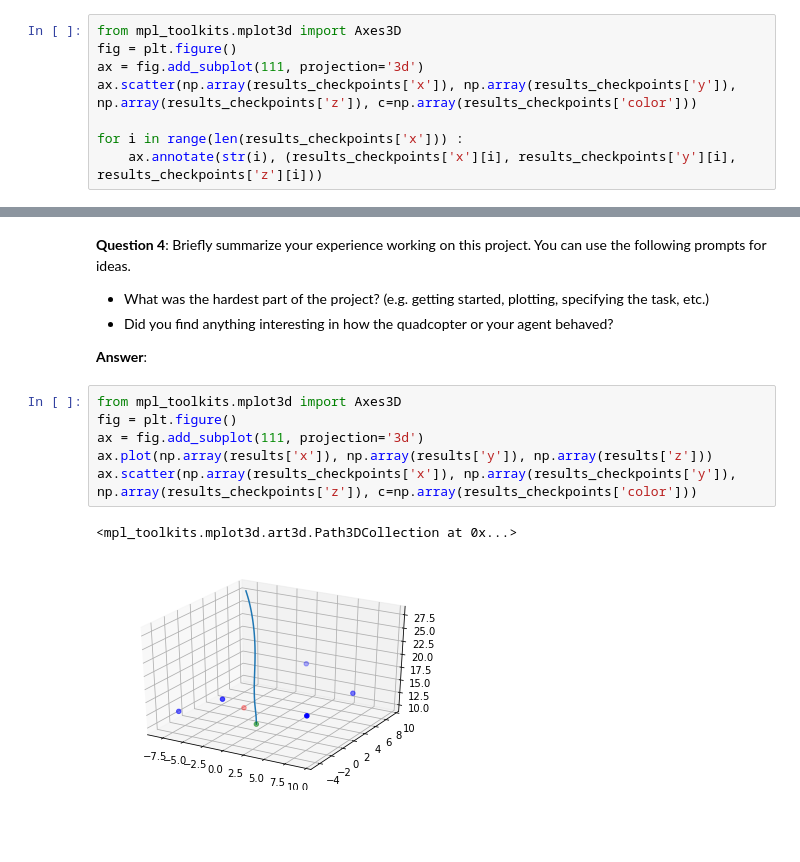
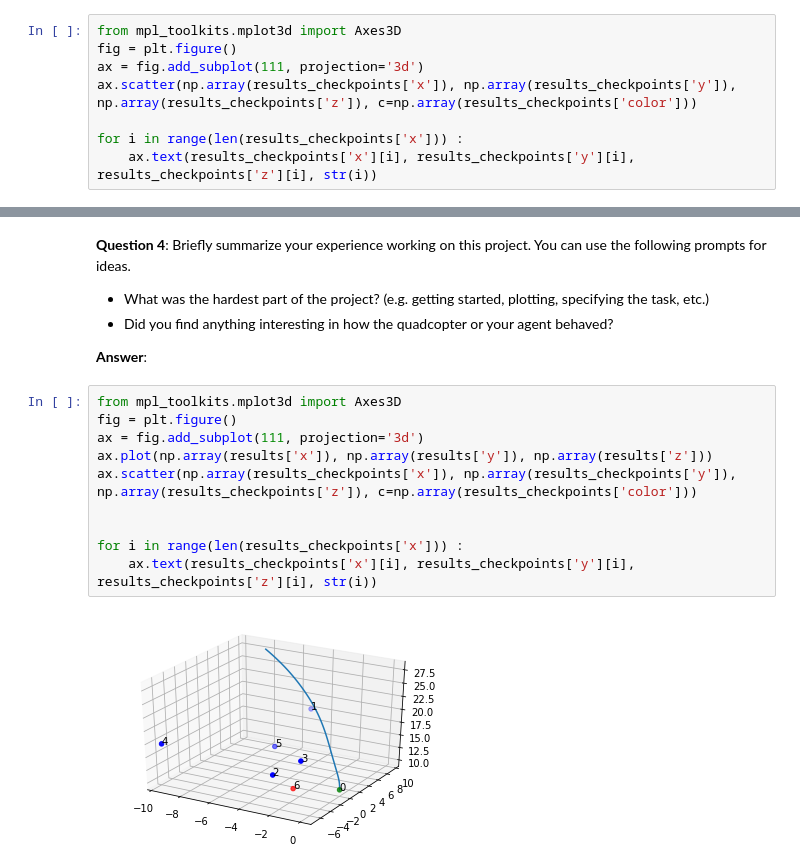
Before and after one commit to danielblignaut/ddpg-teach-a-quadcopter-to-fly, a Jupyter notebook: Quadcopter_Project.ipynb, the cells around one changed output, grey strips where cells are left out. Drawn from its saved outputs; the diff is of its cells as text; blank space fills up the shorter version.

```diff
--- a/Quadcopter_Project.ipynb
+++ b/Quadcopter_Project.ipynb
@@ -292,5 +292,5 @@ ax = fig.add_subplot(111, projection='3d')
 ax.scatter(np.array(results_checkpoints['x']), np.array(results_checkpoints['y']), np.array(results_checkpoints['z']), c=np.array(results_checkpoints['color']))
 
 for i in range(len(results_checkpoints['x'])) :
-    ax.annotate(str(i), (results_checkpoints['x'][i], results_checkpoints['y'][i], results_checkpoints['z'][i]))
+    ax.text(results_checkpoints['x'][i], results_checkpoints['y'][i], results_checkpoints['z'][i], str(i))
 # %% [output]
@@ -336,9 +335,12 @@ Once you are satisfied with your performance, plot the episode rewards, either f
 # %%
 from mpl_toolkits.mplot3d import Axes3D
 fig = plt.figure()
 ax = fig.add_subplot(111, projection='3d')
 ax.plot(np.array(results['x']), np.array(results['y']), np.array(results['z']))
 ax.scatter(np.array(results_checkpoints['x']), np.array(results_checkpoints['y']), np.array(results_checkpoints['z']), c=np.array(results_checkpoints['color']))
+
+
+for i in range(len(results_checkpoints['x'])) :
+    ax.text(results_checkpoints['x'][i], results_checkpoints['y'][i], results_checkpoints['z'][i], str(i))
 # %% [output]
-<mpl_toolkits.mplot3d.art3d.Path3DCollection at 0x...>
-[figure, old version]
+[figure, new version]
```
Also changed, not shown: parts of 1 cell of this notebook.
